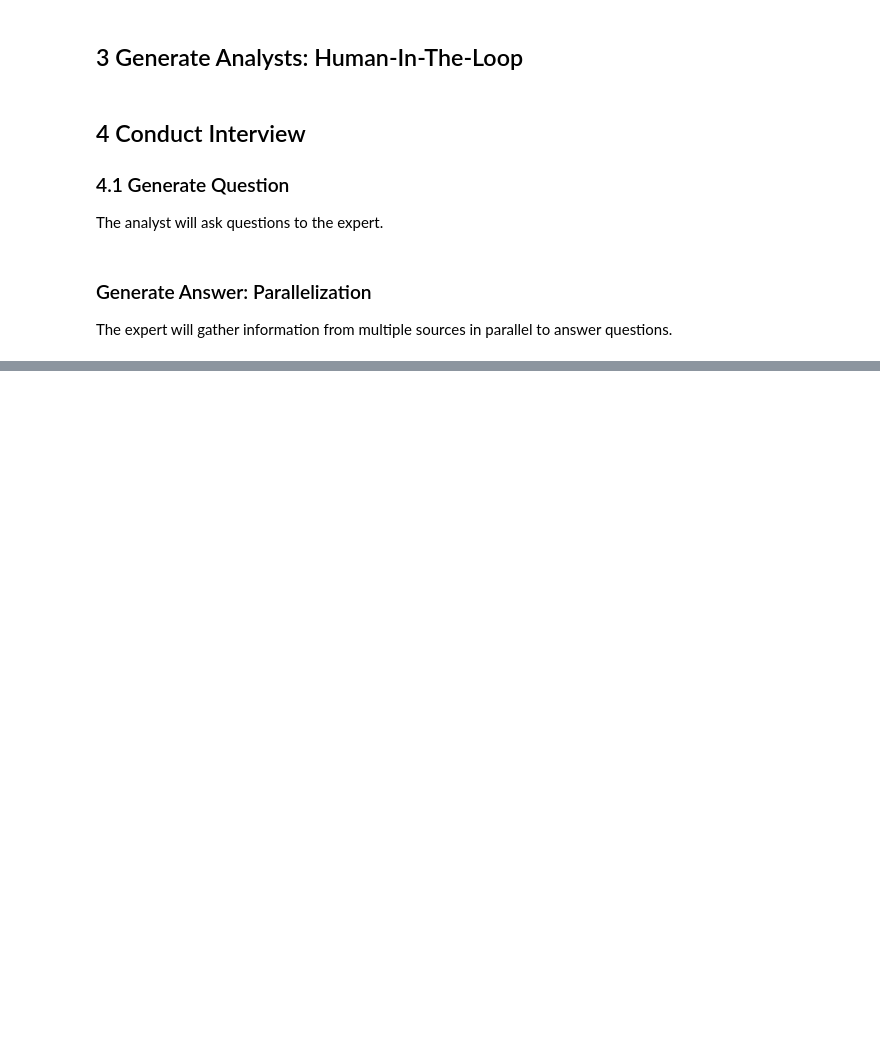
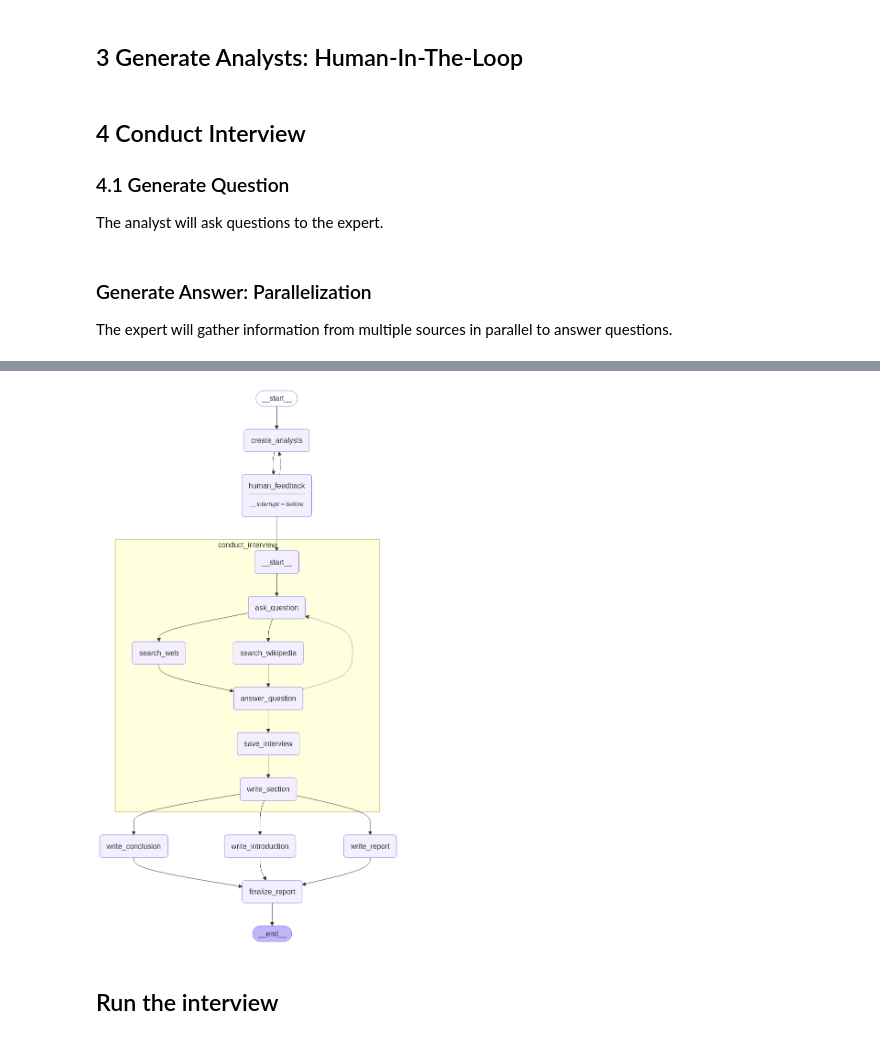
Before and after one commit to PetteriMoilanen/research-assistant, a Jupyter notebook: assistant.ipynb, the cells around one changed output, grey strips where cells are left out. Drawn from its saved outputs; the diff is of its cells as text; code cells hidden in the pictures; blank space fills up the shorter version.

```diff
--- a/assistant.ipynb
+++ b/assistant.ipynb
@@ -171,0 +424,15 @@ from langchain_community.document_loaders import WikipediaLoader
+# %%
+import operator
+from typing import List, Annotated
+from typing_extensions import TypedDict
+
+class ResearchGraphState(TypedDict):
+    topic: str # Research topic
+    max_analysts: int # Number of analysts
+    human_analyst_feedback: str # Human feedback
+    analysts: List[Analyst] # Analyst asking questions
+    sections: Annotated[list, operator.add] # Send() API key
+    introduction: str # Introduction for the final report
+    content: str # Content for the final report
+    conclusion: str # Conclusion for the final report
+    final_report: str # Final report
@@ -171,0 +575,32 @@ from langchain_community.document_loaders import WikipediaLoader
+# %%
+def human_feedback(state: GenerateAnalystsState):
+    """ No-op node that should be interrupted on """
+    pass
+# %%
+builder = StateGraph(ResearchGraphState)
+builder.add_node("create_analysts", create_analysts)
+builder.add_node("human_feedback", human_feedback)
+builder.add_node("conduct_interview", interview_builder.compile())
+builder.add_node("write_report",write_report)
+builder.add_node("write_introduction",write_introduction)
+builder.add_node("write_conclusion",write_conclusion)
+builder.add_node("finalize_report",finalize_report)
+
+# Logic
+builder.add_edge(START, "create_analysts")
+builder.add_edge("create_analysts", "human_feedback")
+builder.add_conditional_edges("human_feedback", initiate_all_interviews, ["create_analysts", "conduct_interview"])
+builder.add_edge("conduct_interview", "write_report")
+builder.add_edge("conduct_interview", "write_introduction")
+builder.add_edge("conduct_interview", "write_conclusion")
+builder.add_edge(["write_conclusion", "write_report", "write_introduction"], "finalize_report")
+builder.add_edge("finalize_report", END)
+
+# Compile
+memory = MemorySaver()
+graph = builder.compile(interrupt_before=['human_feedback'], checkpointer=memory)
+display(Image(graph.get_graph(xray=1).draw_mermaid_png()))
+# %% [output]
+[figure, added]
+# %% [markdown]
+## Run the interview
```
Also changed, not shown: parts of 10 cells of this notebook.
